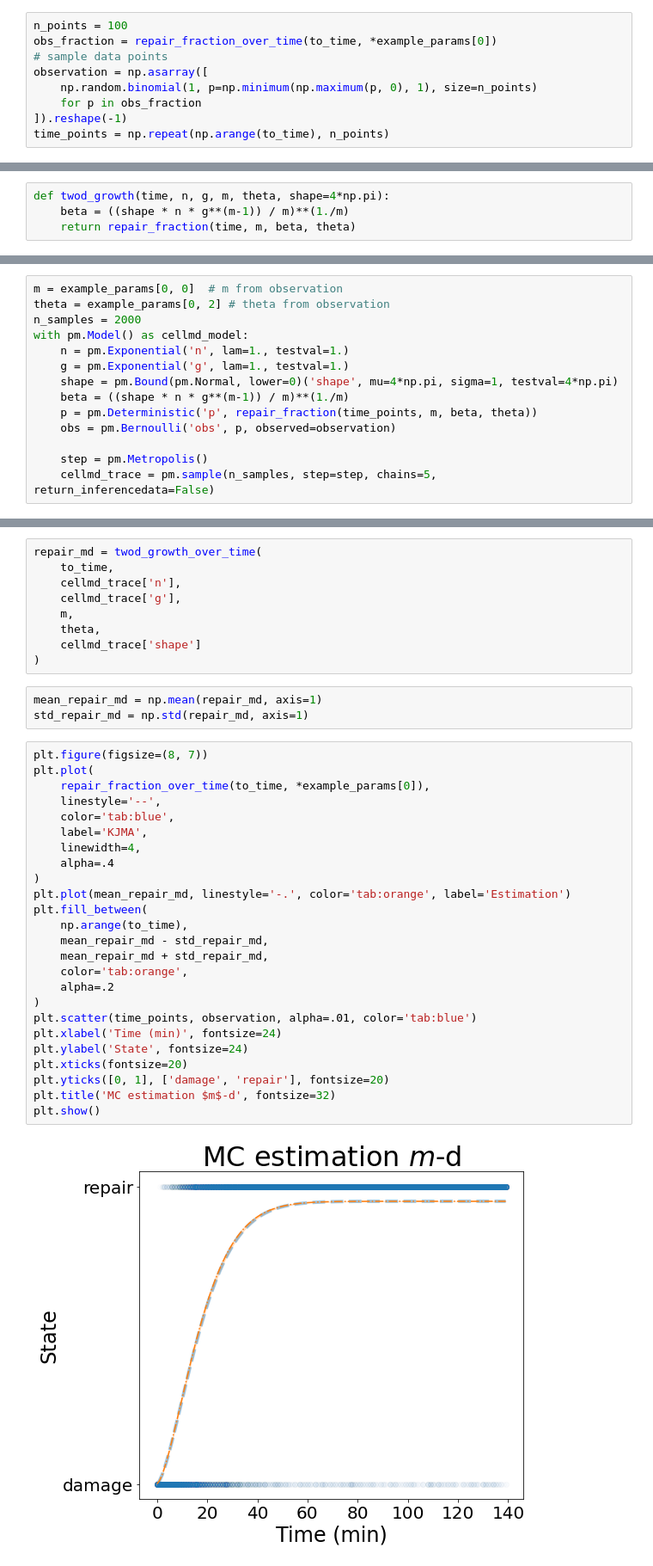
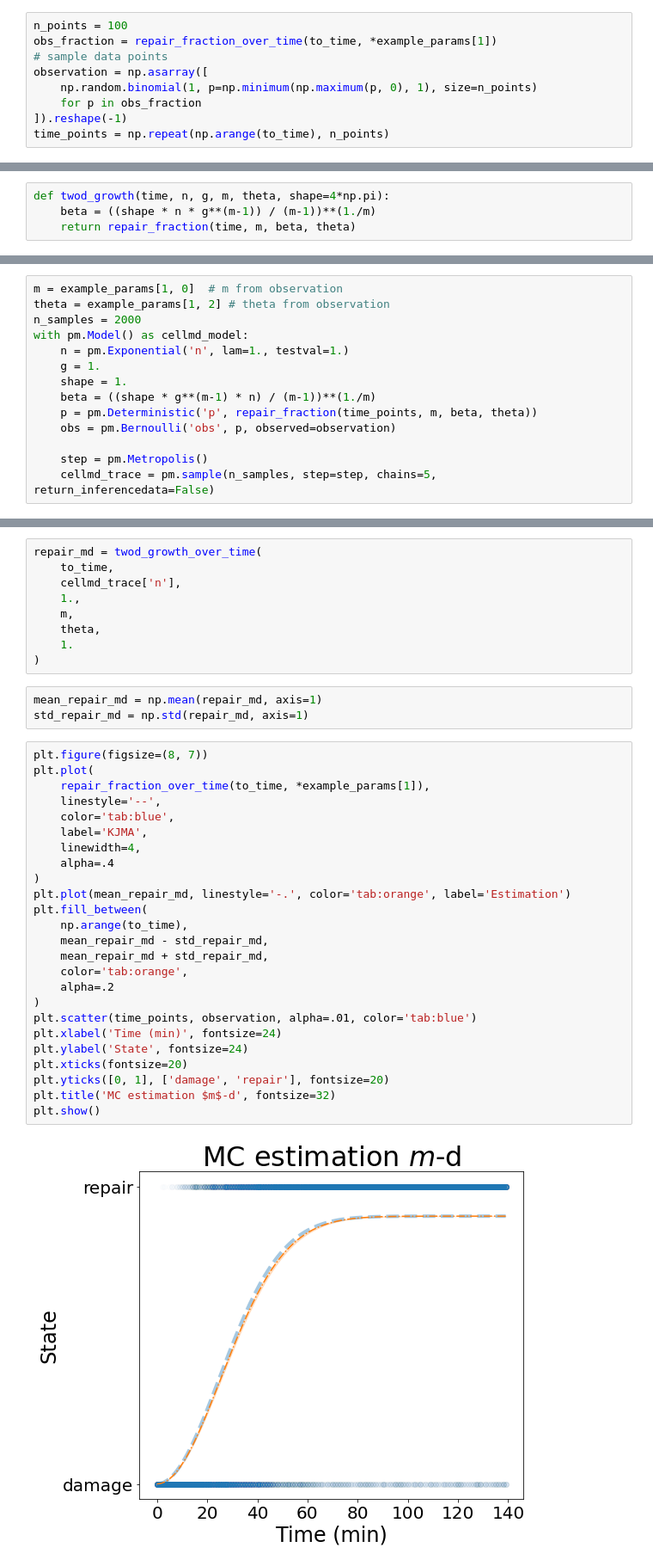
Before and after one commit to leoTiez/celljul, a Jupyter notebook: KJMA Cell Dynamics.ipynb, the cells around one changed output, grey strips where cells are left out. Shown at 86% size. Drawn from its saved outputs; the diff is of its cells as text.

```diff
--- a/KJMA Cell Dynamics.ipynb
+++ b/KJMA Cell Dynamics.ipynb
@@ -44,6 +42,6 @@ WARNING (theano.tensor.blas): Using NumPy C-API based implementation for BLAS fu
 # %%
 n_points = 100
-obs_fraction = repair_fraction_over_time(to_time, *example_params[0])
+obs_fraction = repair_fraction_over_time(to_time, *example_params[1])
 # sample data points
 observation = np.asarray([
     np.random.binomial(1, p=np.minimum(np.maximum(p, 0), 1), size=n_points)
@@ -64,19 +62,19 @@ plt.show()
 # %%
 def twod_growth(time, n, g, m, theta, shape=4*np.pi):
-    beta = ((shape * n * g**(m-1)) / m)**(1./m)
+    beta = ((shape * n * g**(m-1)) / (m-1))**(1./m)
     return repair_fraction(time, m, beta, theta)
 # %%
 def twod_growth_over_time(to_time, n, g, m, theta, shape=4*np.pi):
     return [twod_growth(t, n, g, m, theta, shape) for t in range(to_time)]
 # %%
-m = example_params[0, 0]  # m from observation
-theta = example_params[0, 2] # theta from observation
+m = example_params[1, 0]  # m from observation
+theta = example_params[1, 2] # theta from observation
 n_samples = 2000
 with pm.Model() as cellmd_model:
     n = pm.Exponential('n', lam=1., testval=1.)
-    g = pm.Exponential('g', lam=1., testval=1.)
-    shape = pm.Bound(pm.Normal, lower=0)('shape', mu=4*np.pi, sigma=1, testval=4*np.pi)
-    beta = ((shape * n * g**(m-1)) / m)**(1./m)
+    g = 1.
+    shape = 1.
+    beta = ((shape * g**(m-1) * n) / (m-1))**(1./m)
     p = pm.Deterministic('p', repair_fraction(time_points, m, beta, theta))
     obs = pm.Bernoulli('obs', p, observed=observation)
 
@@ -117,10 +107,10 @@ Mean n=0.18, mean g=0.22, mean shape=4.13
 repair_md = twod_growth_over_time(
     to_time,
     cellmd_trace['n'],
-    cellmd_trace['g'],
+    1.,
     m,
     theta,
-    cellmd_trace['shape']
+    1.
 )
 # %%
 mean_repair_md = np.mean(repair_md, axis=1)
@@ -128,28 +118,28 @@ std_repair_md = np.std(repair_md, axis=1)
 # %%
 plt.figure(figsize=(8, 7))
 plt.plot(
-    repair_fraction_over_time(to_time, *example_params[0]),
+    repair_fraction_over_time(to_time, *example_params[1]),
     linestyle='--',
     color='tab:blue',
     label='KJMA',
     linewidth=4,
     alpha=.4
 )
 plt.plot(mean_repair_md, linestyle='-.', color='tab:orange', label='Estimation')
 plt.fill_between(
     np.arange(to_time),
     mean_repair_md - std_repair_md,
     mean_repair_md + std_repair_md,
     color='tab:orange',
     alpha=.2
 )
 plt.scatter(time_points, observation, alpha=.01, color='tab:blue')
 plt.xlabel('Time (min)', fontsize=24)
 plt.ylabel('State', fontsize=24)
 plt.xticks(fontsize=20)
 plt.yticks([0, 1], ['damage', 'repair'], fontsize=20)
 plt.title('MC estimation $m$-d', fontsize=32)
 plt.show()
 # %% [output]
-[figure, old version]
+[figure, new version]
 # %%
```
Also changed, not shown: parts of 16 cells of this notebook, 3 other files.
